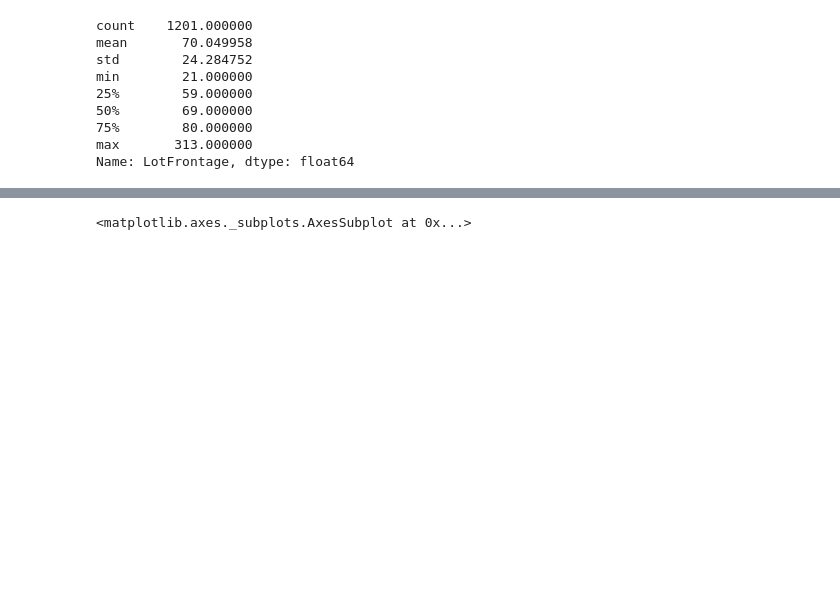
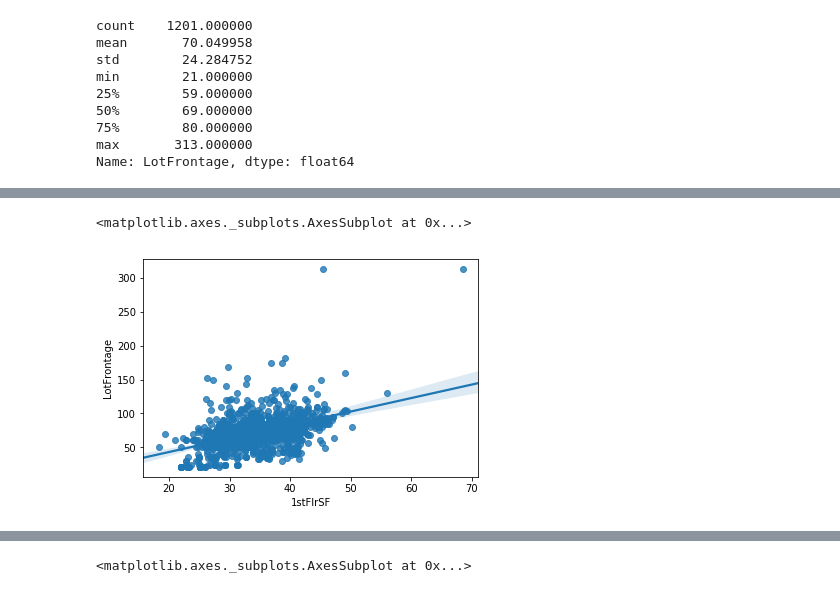
Before and after one commit to deanjgoldman/housing-ml, a Jupyter notebook: MC_Cleaning.ipynb, the cells around one changed output, grey strips where cells are left out. Saved outputs shown, nothing was run; the diff lists cells and outputs as text; code cells hidden in the pictures; blank space fills up the shorter version.

```diff
--- a/MC_Cleaning.ipynb
+++ b/MC_Cleaning.ipynb
@@ -201,0 +231,9 @@ mn.matrix(train)
+# %%
+# train['1stFlrSF'].apply(math.sqrt)
+# here we graph sqrt of first floor SF to lot frontage.
+# much more linearity here. I think we can impute from first floor SF.
+
+sns.regplot(x = train['1stFlrSF'].apply(math.sqrt), y = train['LotFrontage'])
+# %% [output]
+<matplotlib.axes._subplots.AxesSubplot at 0x...>
+[figure, added]
```
Also changed, not shown: parts of 34 cells of this notebook.
